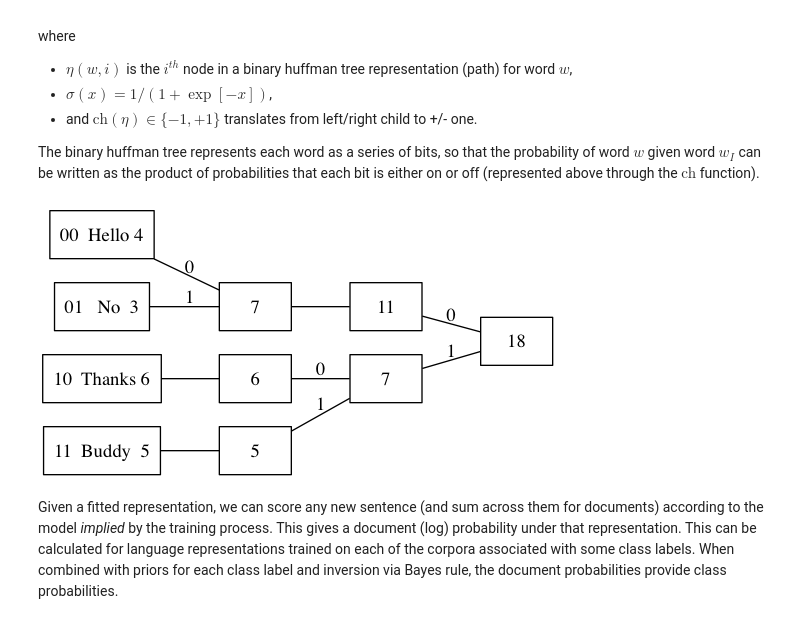
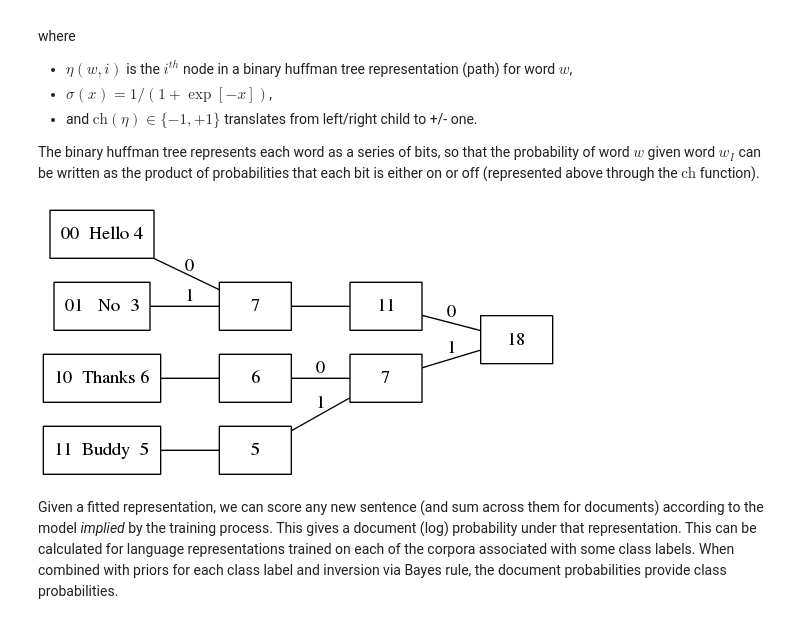
Before and after one commit to TaddyLab/deepir, a Jupyter notebook: w2v-inversion.ipynb, the cells around one changed output. Drawn from its saved outputs; the diff is of its cells as text; code cells hidden in the pictures.

```diff
--- a/w2v-inversion.ipynb
+++ b/w2v-inversion.ipynb
@@ -23,13 +23,13 @@ where
 The binary huffman tree represents each word as a series of bits, so that the probability of word $w$ given word $w_I$ can be written as the product of probabilities that each bit is either on or off (represented above through the $\mathrm{ch}$ function).
 # %%
 # An example binary huffman tree.
-!dot -Tpng tex/graphs/bht.dot -o tex/graphs/bht.png
+!dot -Tpng paper/graphs/bht.dot -o paper/graphs/bht.png
 from IPython.display import Image
-Image(filename='tex/graphs/bht.png')
+Image(filename='paper/graphs/bht.png')
 
 # Note that it is a prefix tree: you know the total length after each point given bits to that point.
 # %% [output]
-[figure, old version]
+[figure, new version]
 # %% [markdown]
 Given a fitted representation, we can score any new sentence (and sum across them for documents) according to the model _implied_ by the training process.  This gives a document (log) probability under that representation.  This can be calculated for language representations trained on each of the corpora associated with some class labels.  When combined with priors for each class label and inversion via Bayes rule, the document probabilities provide class probabilities.
 # %% [markdown]
```
Also changed, not shown: parts of 21 cells of this notebook, 1 other file.
